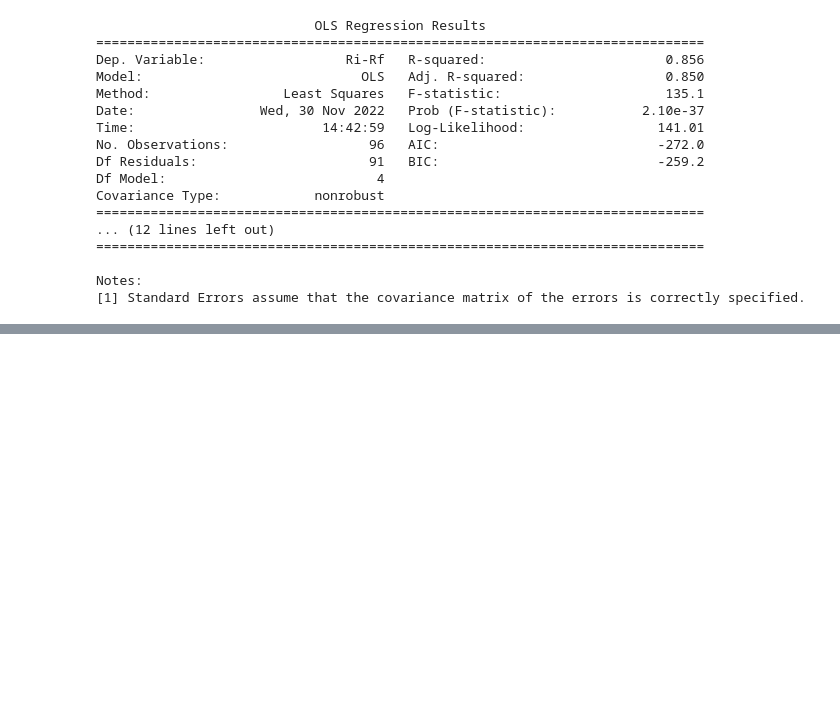
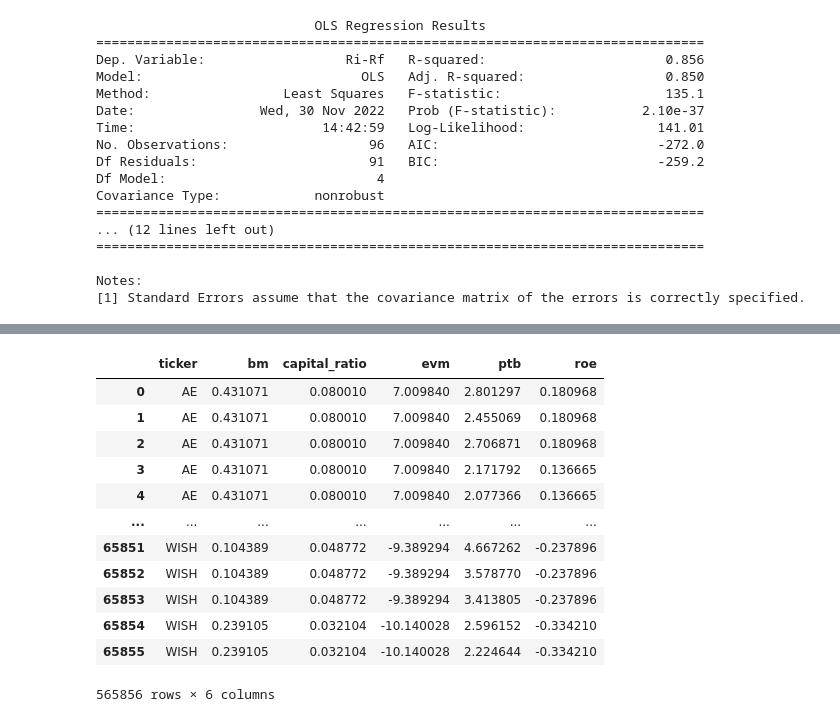
Before and after one commit to TDR474/ESG-Fama-French, a Jupyter notebook: Analysis.ipynb, the cells around one changed output, grey strips where cells are left out. Saved outputs shown, nothing was run; the diff lists cells and outputs as text; code cells hidden in the pictures; blank space fills up the shorter version.

```diff
--- a/Analysis.ipynb
+++ b/Analysis.ipynb
@@ -291,0 +325,25 @@ Notes:
+# %%
+# limit to last row
+data_ratios = db.raw_sql(
+    """
+    SELECT TICKER, bm, capital_ratio, evm, ptb, roe
+    FROM wrdsapps_finratio.firm_ratio
+    WHERE TICKER IN %(tickers)s
+    """,
+params=params)
+# %%
+data_ratios
+# %% [output]
+|  | ticker | bm | capital_ratio | evm | ptb | roe |
+| 0 | AE | 0.431071 | 0.080010 | 7.009840 | 2.801297 | 0.180968 |
+| 1 | AE | 0.431071 | 0.080010 | 7.009840 | 2.455069 | 0.180968 |
+| 2 | AE | 0.431071 | 0.080010 | 7.009840 | 2.706871 | 0.180968 |
+| 3 | AE | 0.431071 | 0.080010 | 7.009840 | 2.171792 | 0.136665 |
+| 4 | AE | 0.431071 | 0.080010 | 7.009840 | 2.077366 | 0.136665 |
+| ... | ... | ... | ... | ... | ... | ... |
+| 65851 | WISH | 0.104389 | 0.048772 | -9.389294 | 4.667262 | -0.237896 |
+| 65852 | WISH | 0.104389 | 0.048772 | -9.389294 | 3.578770 | -0.237896 |
+| 65853 | WISH | 0.104389 | 0.048772 | -9.389294 | 3.413805 | -0.237896 |
+| 65854 | WISH | 0.239105 | 0.032104 | -10.140028 | 2.596152 | -0.334210 |
+| 65855 | WISH | 0.239105 | 0.032104 | -10.140028 | 2.224644 | -0.334210 |
+565856 rows × 6 columns
```
Also changed, not shown: parts of 11 cells of this notebook, 8 other files.
